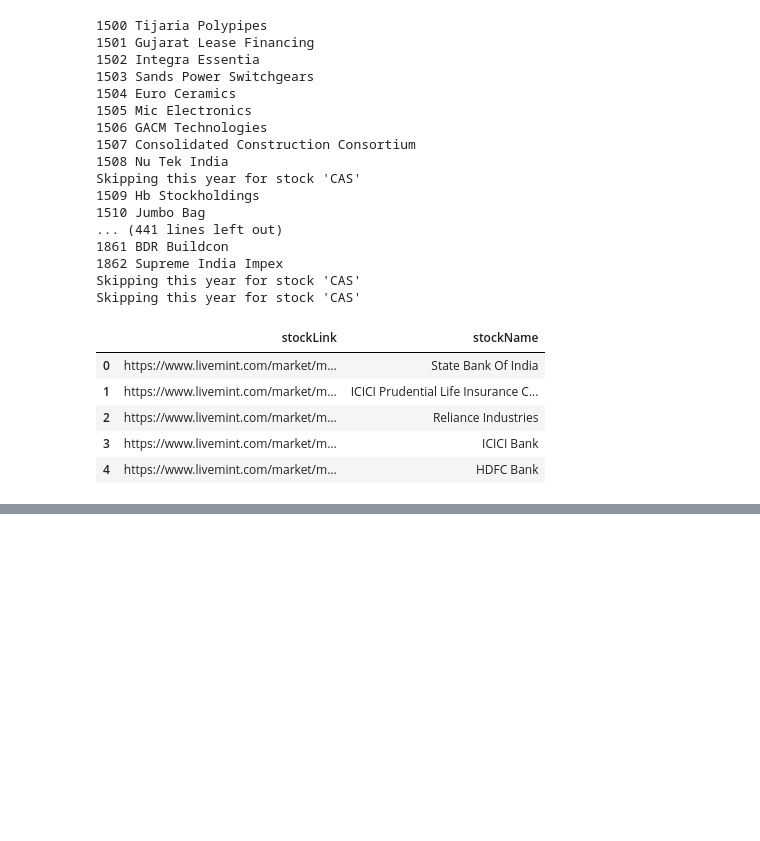
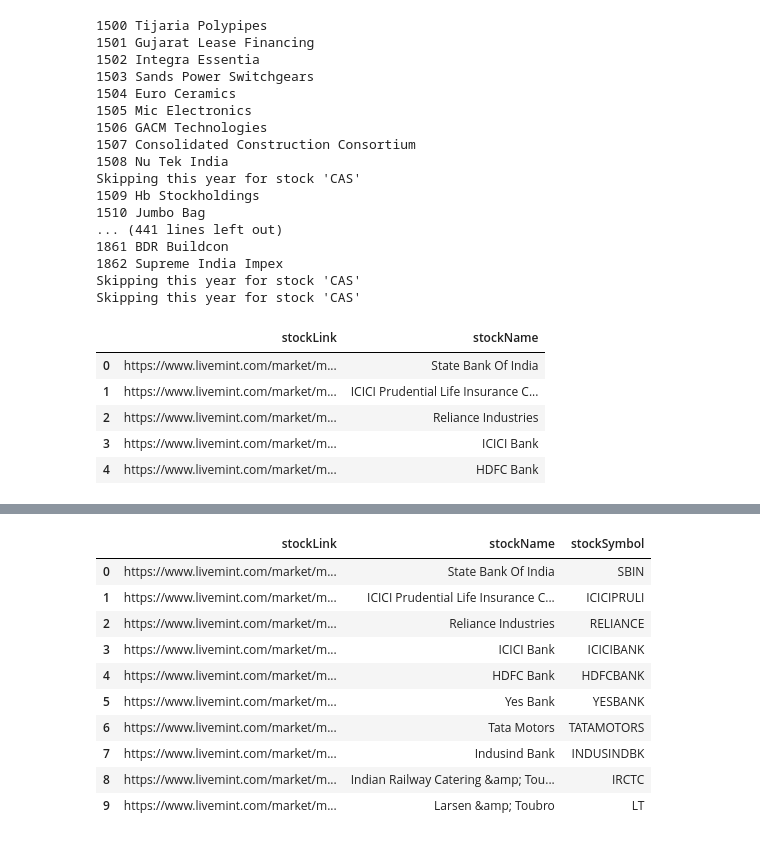
Before and after one commit to akshayparate123/Piotroski-F-Score, a Jupyter notebook: data_mining.ipynb, the cells around one changed output, grey strips where cells are left out. Saved outputs shown, nothing was run; the diff lists cells and outputs as text; code cells hidden in the pictures; blank space fills up the shorter version.

```diff
--- a/data_mining.ipynb
+++ b/data_mining.ipynb
@@ -32,11 +0,0 @@ print(type(heading))
-# %%
-new_headings = []
-for head in heading:
-    test_str = str(head)
-    sub1 = "<strong>"
-    sub2 = "</strong>"
-    idx1 = test_str.find(sub1)
-    idx2 = test_str.find(sub2)
-    res = test_str[idx1 + len(sub1): idx2]
-    new_headings.append(res)
-new_headings
@@ -48,21 +0,0 @@ table_content = table_content[len(new_headings):]
-# %%
-indexList = []
-valueDict = {}
-temp = 0
-for h in range(1,len(new_headings)):
-    valueDict[new_headings[h]] = []     #{"":[],"":[],"":[],"":[]}
-for i in range (0,len(table_content)):
-    test_str = str(table_content[i])
-    sub1 = "<td>"
-    sub2 = "</td>"
-    idx1 = test_str.find(sub1)
-    idx2 = test_str.find(sub2)
-    res = test_str[idx1 + len(sub1): idx2]
-    if i == 0 or i % len(new_headings) == 0:
-        indexList.append(res)
-    else:
-        if(temp == 4):
-            temp = 0
-        valueDict[list(valueDict.keys())[temp]].append(float(res.replace(',','')))
-        temp = temp +1
-indexList
@@ -343,0 +296,14 @@ livemintDetails.head()
+# %%
+liveMintDf
+# %% [output]
+|  | stockLink | stockName | stockSymbol |
+| 0 | https://www.livemint.com/market/m... | State Bank Of India | SBIN |
+| 1 | https://www.livemint.com/market/m... | ICICI Prudential Life Insurance C... | ICICIPRULI |
+| 2 | https://www.livemint.com/market/m... | Reliance Industries | RELIANCE |
+| 3 | https://www.livemint.com/market/m... | ICICI Bank | ICICIBANK |
+| 4 | https://www.livemint.com/market/m... | HDFC Bank | HDFCBANK |
+| 5 | https://www.livemint.com/market/m... | Yes Bank | YESBANK |
+| 6 | https://www.livemint.com/market/m... | Tata Motors | TATAMOTORS |
+| 7 | https://www.livemint.com/market/m... | Indusind Bank | INDUSINDBK |
+| 8 | https://www.livemint.com/market/m... | Indian Railway Catering &amp; Tou... | IRCTC |
+| 9 | https://www.livemint.com/market/m... | Larsen &amp; Toubro | LT |
```
Also changed, not shown: parts of 24 cells of this notebook, 1 other file.
